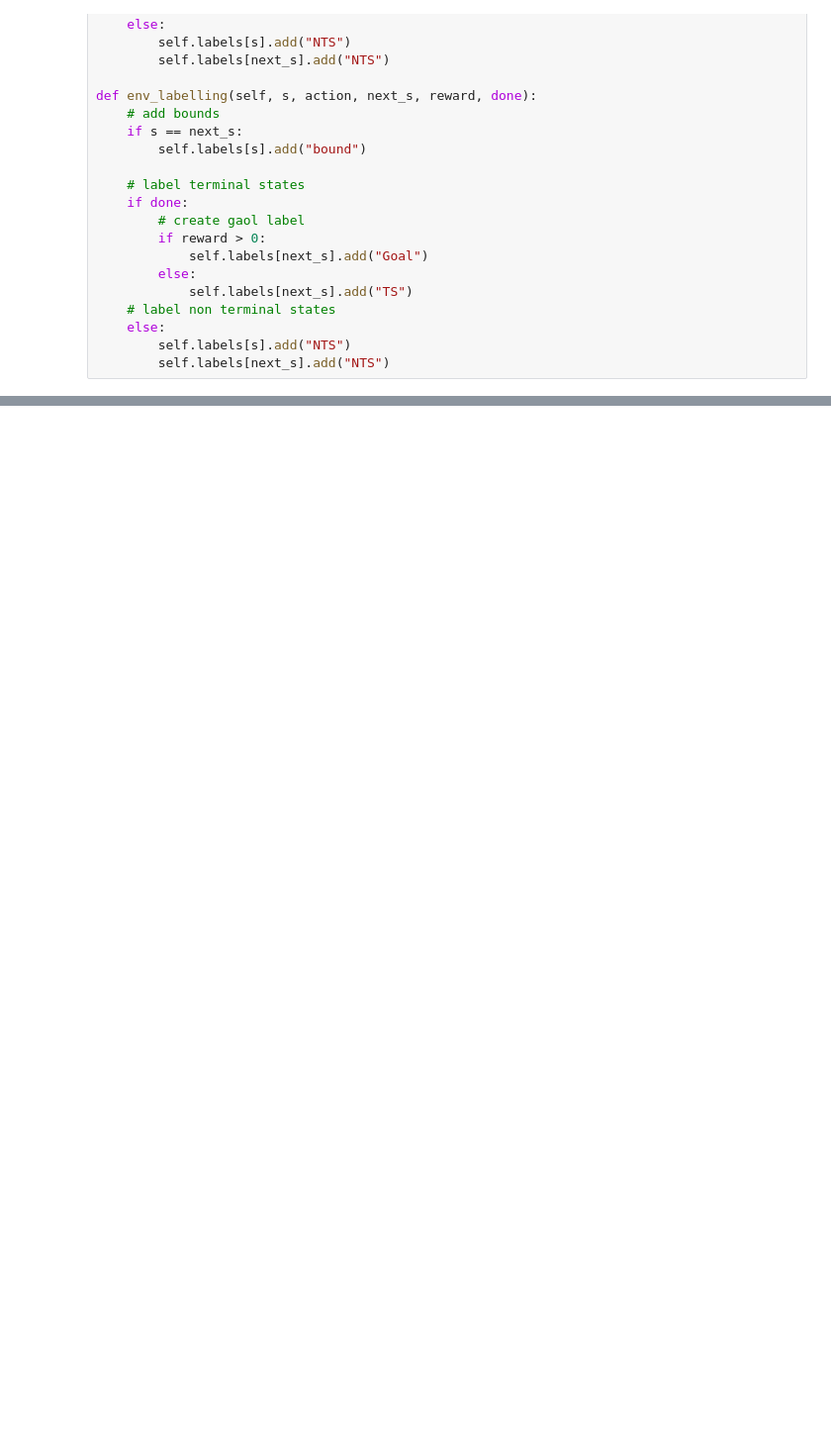
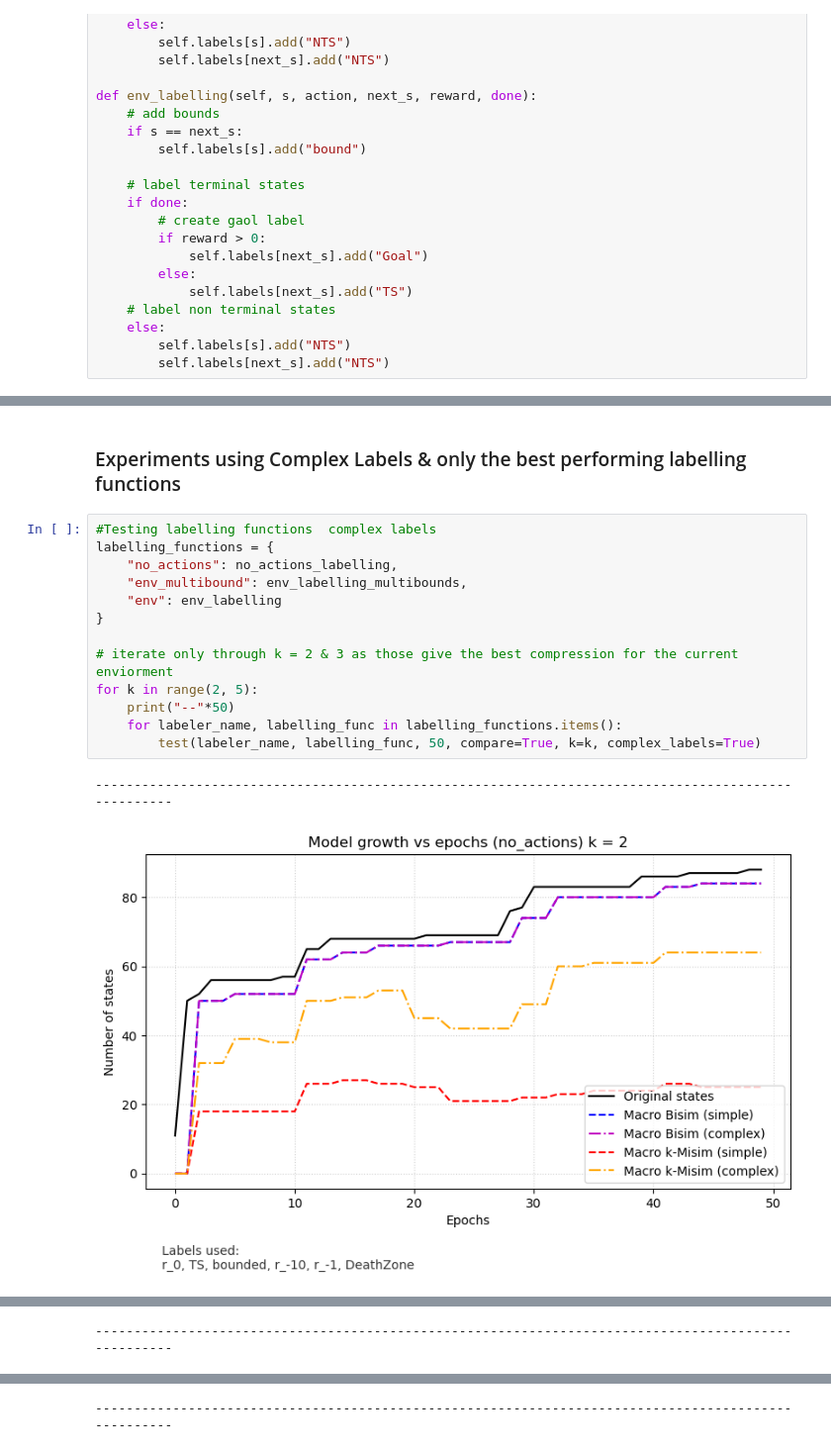
Before and after one commit to sebasaguerre/MentalModel_Generator_SymbolicAI, a Jupyter notebook: experiments.ipynb, the cells around one changed output, grey strips where cells are left out. Shown at 99% size. Cells and saved outputs as stored; diff of their text form; blank space fills up the shorter version.

```diff
--- a/experiments.ipynb
+++ b/experiments.ipynb
@@ -192,0 +207,18 @@ for k in range(2, 6):
+# %% [markdown]
+### Experiments using Complex Labels & only the best performing labelling functions
+# %%
+#Testing labelling functions  complex labels
+labelling_functions = {
+    "no_actions": no_actions_labelling,
+    "env_multibound": env_labelling_multibounds,
+    "env": env_labelling
+}
+
+# iterate only through k = 2 & 3 as those give the best compression for the current enviorment
+for k in range(2, 5):
+    print("--"*50)
+    for labeler_name, labelling_func in labelling_functions.items():
+        test(labeler_name, labelling_func, 50, compare=True, k=k, complex_labels=True)
+# %% [output]
+----------------------------------------------------------------------------------------------------
+[figure, added]
@@ -192,0 +227 @@ for k in range(2, 6):
+----------------------------------------------------------------------------------------------------
@@ -192,0 +231 @@ for k in range(2, 6):
+----------------------------------------------------------------------------------------------------
```
Also changed, not shown: parts of 5 cells of this notebook, 7 other files.
